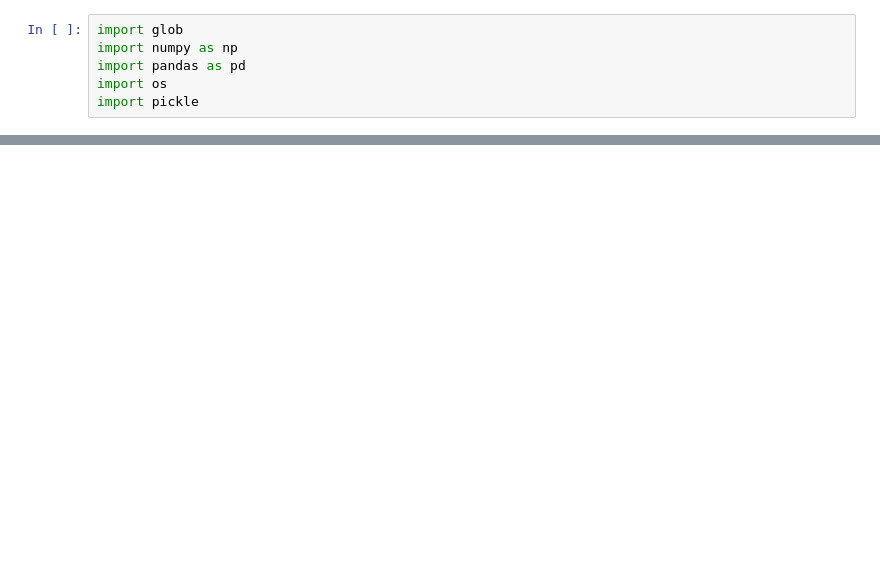
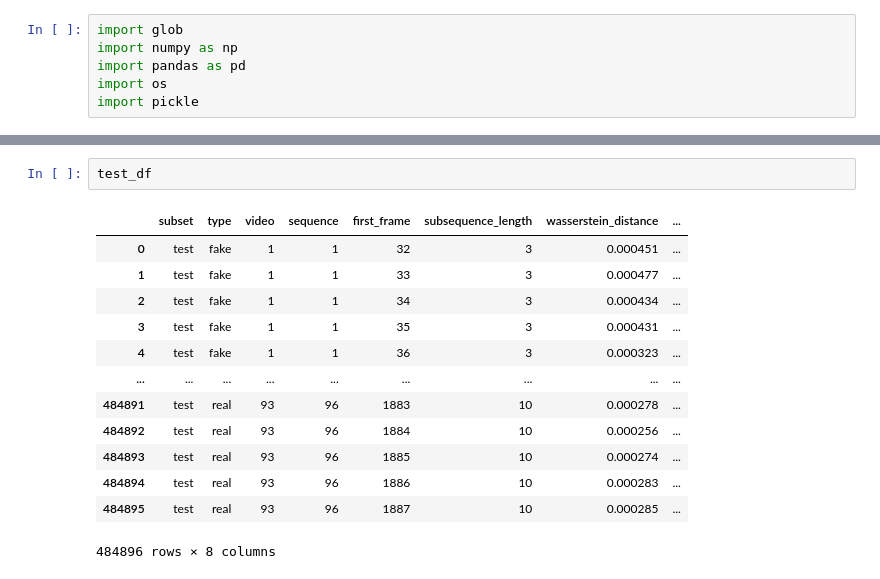
Before and after one commit to Tub1s/deepfake-detection-project, a Jupyter notebook: notebooks/dataset_analysis.ipynb, the cells around one changed output, grey strips where cells are left out. Saved outputs shown, nothing was run; the diff lists cells and outputs as text; blank space fills up the shorter version.

```diff
--- a/notebooks/dataset_analysis.ipynb
+++ b/notebooks/dataset_analysis.ipynb
@@ -63,0 +112,16 @@ final_dataset["path"] = final_dataset.apply(lambda x: f"{x['type']}_{x['subset']
+# %%
+test_df
+# %% [output]
+|  | subset | type | video | sequence | first_frame | subsequence_length | wasserstein_distance | ... |
+| 0 | test | fake | 1 | 1 | 32 | 3 | 0.000451 | ... |
+| 1 | test | fake | 1 | 1 | 33 | 3 | 0.000477 | ... |
+| 2 | test | fake | 1 | 1 | 34 | 3 | 0.000434 | ... |
+| 3 | test | fake | 1 | 1 | 35 | 3 | 0.000431 | ... |
+| 4 | test | fake | 1 | 1 | 36 | 3 | 0.000323 | ... |
+| ... | ... | ... | ... | ... | ... | ... | ... | ... |
+| 484891 | test | real | 93 | 96 | 1883 | 10 | 0.000278 | ... |
+| 484892 | test | real | 93 | 96 | 1884 | 10 | 0.000256 | ... |
+| 484893 | test | real | 93 | 96 | 1885 | 10 | 0.000274 | ... |
+| 484894 | test | real | 93 | 96 | 1886 | 10 | 0.000283 | ... |
+| 484895 | test | real | 93 | 96 | 1887 | 10 | 0.000285 | ... |
+484896 rows × 8 columns
```
Also changed, not shown: parts of 23 cells of this notebook, 1 other file.
